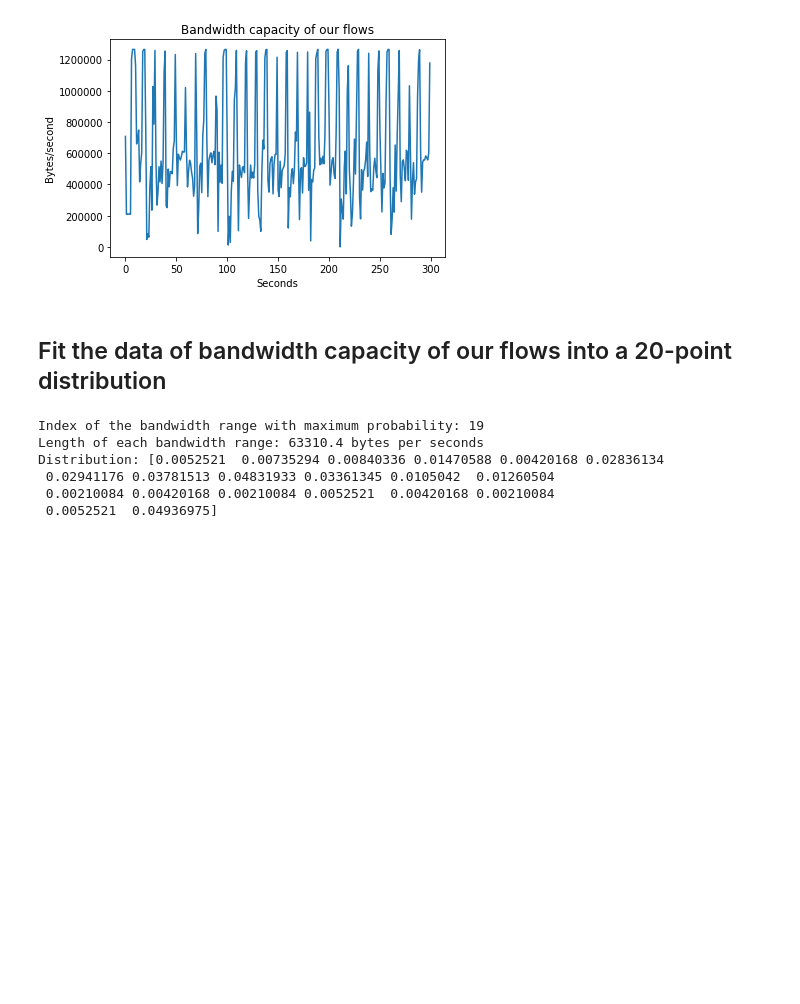
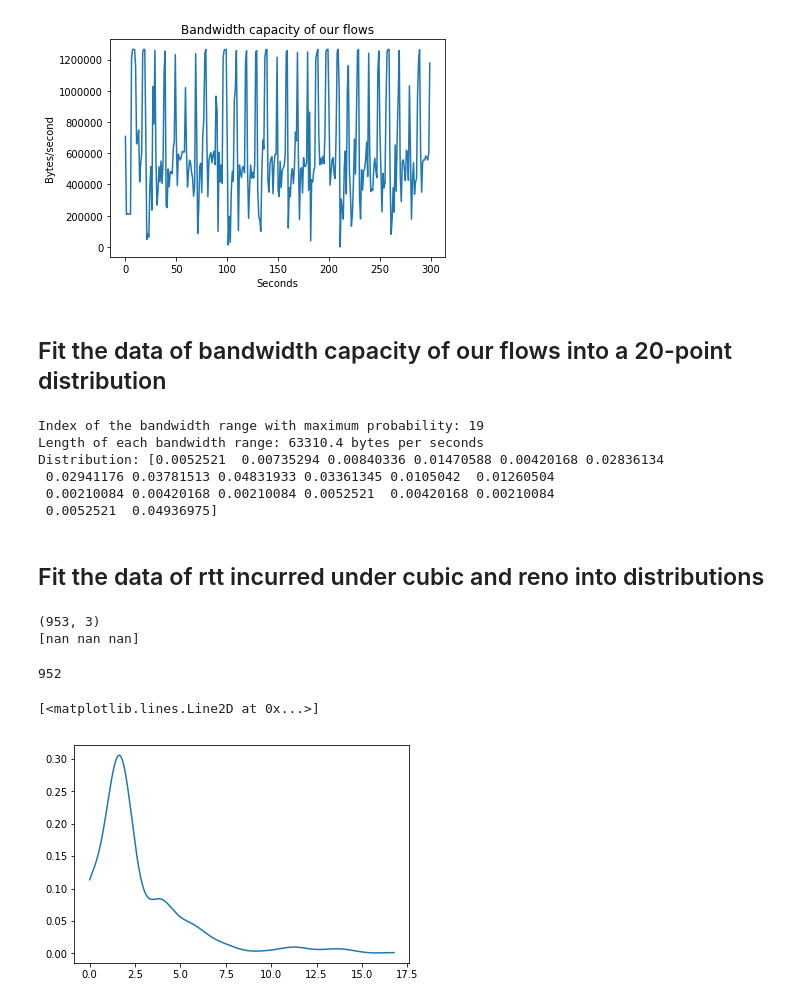
Before and after one commit to tj-kim/gym-flowsched, a Jupyter notebook: samples/data_pre-process.ipynb, the cells around one changed output. Cells and saved outputs as stored; diff of their text form; code cells hidden in the pictures; blank space fills up the shorter version.

```diff
--- a/samples/data_pre-process.ipynb
+++ b/samples/data_pre-process.ipynb
@@ -76,3 +76,40 @@ Distribution: [0.0052521  0.00735294 0.00840336 0.01470588 0.00420168 0.02836134
  0.02941176 0.03781513 0.04831933 0.03361345 0.0105042  0.01260504
  0.00210084 0.00420168 0.00210084 0.0052521  0.00420168 0.00210084
  0.0052521  0.04936975]
+# %% [markdown]
+## Fit the data of rtt incurred under cubic and reno into distributions
+# %%
+import numpy as np
+from numpy import genfromtxt
+rtt = genfromtxt('cubic-reno-rtt.csv', delimiter = ',')
+print(rtt.shape)
+print(rtt[0])
+rtt=np.delete(rtt, 0, 0)
+# %% [output]
+(953, 3)
+[nan nan nan]
+# %%
+reno_rtt, cubic_rtt = rtt[:, 1], rtt[:, 2]
+reno_rtt_max, reno_rtt_min = np.amax(reno_rtt), np.amin(reno_rtt)
+cubic_rtt_max, cubic_rtt_min = np.amax(cubic_rtt), np.amin(cubic_rtt)
+print(np.size(reno_rtt))
+# %% [output]
+952
+# %%
+import scipy
+from scipy import stats
+num_samples = 10000
+reno_kde = stats.gaussian_kde(reno_rtt)
+reno_pdf = reno_kde.evaluate(np.linspace(reno_rtt_min, reno_rtt_max, num_samples))
+np.savetxt('reno_rtt_pdf.txt', reno_pdf)
+np.savetxt('cubic_rtt_pdf.txt', cubic_pdf)
+cubic_kde = stats.gaussian_kde(cubic_rtt)
+cubic_pdf = cubic_kde.evaluate(np.linspace(cubic_rtt_min, cubic_rtt_max, num_samples))
+# %%
+%matplotlib inline
+import matplotlib.pyplot as plt
+reno_supports = np.arange(reno_rtt_min, reno_rtt_max, (reno_rtt_max-reno_rtt_min)/num_samples)
+plt.plot(reno_supports, reno_pdf)
+# %% [output]
+[<matplotlib.lines.Line2D at 0x...>]
+[figure, added]
```
Also changed, not shown: parts of 1 cell of this notebook, 5 other files.
